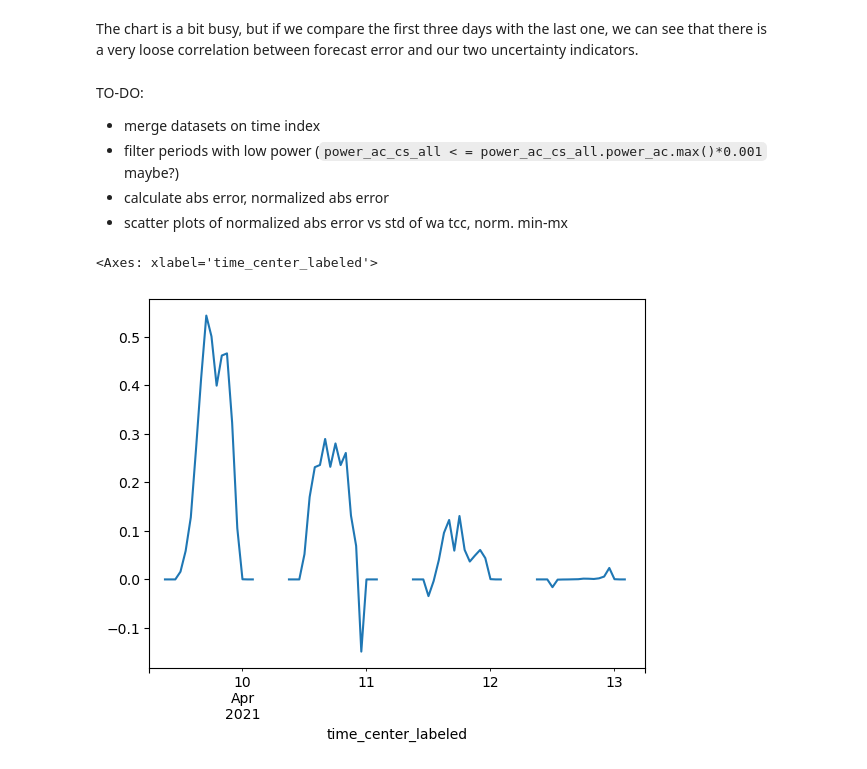
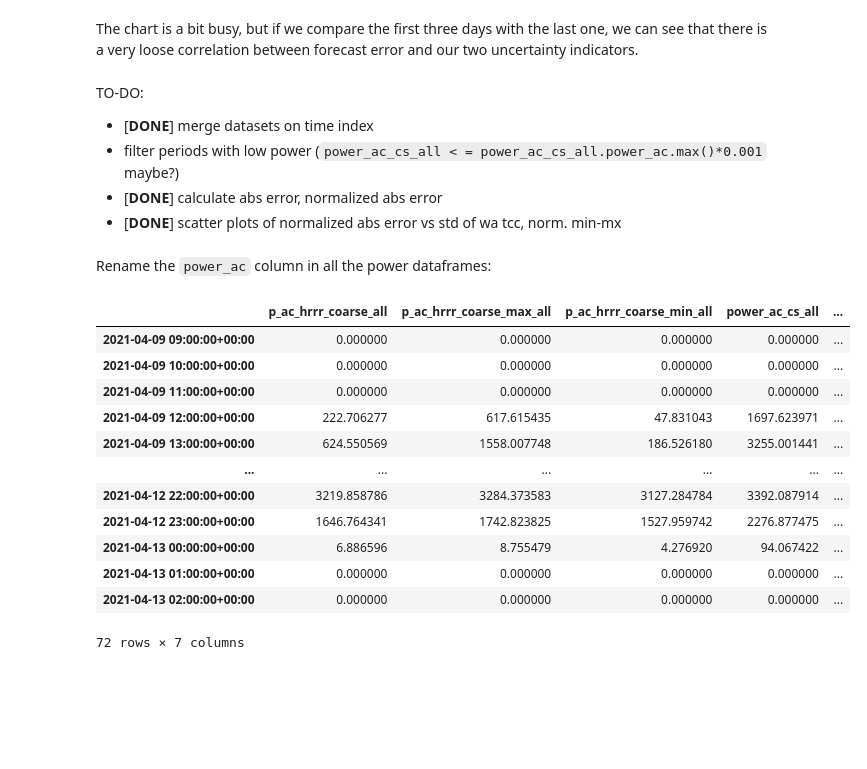
Before and after one commit to williamhobbs/solar-fleet-forecast-probability-tool, a Jupyter notebook: example_notebooks/06_indicators_of_forecast_error.ipynb, the cells around one changed output. Cells and saved outputs as stored; diff of their text form; code cells hidden in the pictures; blank space fills up the shorter version.

```diff
--- a/example_notebooks/06_indicators_of_forecast_error.ipynb
+++ b/example_notebooks/06_indicators_of_forecast_error.ipynb
@@ -105,12 +105,9 @@ ax3.yaxis.label.set_color(p4[0].get_color())
 The chart is a bit busy, but if we compare the first three days with the last one, we can see that there is a very loose correlation between forecast error and our two uncertainty indicators.
 # %% [markdown]
 TO-DO:
-- merge datasets on time index
+- [**DONE**] merge datasets on time index
 - filter periods with low power (`power_ac_cs_all < = power_ac_cs_all.power_ac.max()*0.001` maybe?)
-- calculate abs error, normalized abs error
-- scatter plots of normalized abs error vs std of wa tcc, norm. min-mx
+- [**DONE**] calculate abs error, normalized abs error
+- [**DONE**] scatter plots of normalized abs error vs std of wa tcc, norm. min-mx
-# %%
-((p_ac_hrrr_coarse_all.power_ac-p_ac_hrrr_actuals_all.power_ac)/p_ac_hrrr_actuals_all.power_ac.max()).plot()
-# %% [output]
-<Axes: xlabel='time_center_labeled'>
-[figure, removed]
+# %% [markdown]
+Rename the `power_ac` column in all the power dataframes:
@@ -117 +120,34 @@ TO-DO:
+# %%
+# localize (assigne timezone of UTC)
+weighted_avg_tcc = weighted_avg_tcc.copy().tz_localize('UTC')
+
+# list of dataframes to combiner first
+dfs = [
+    p_ac_hrrr_coarse_all,
+    p_ac_hrrr_coarse_max_all,
+    p_ac_hrrr_coarse_min_all,
+    power_ac_cs_all,
+    p_ac_hrrr_actuals_all,
+    weighted_avg_tcc.tcc_std,
+    ]
+
+# combine all dataframes and drop na rows
+df = pd.concat(dfs, axis=1).dropna()
+
+# add max_min_norm
+df = df.merge(max_min_norm, how='outer', left_index=True, right_index=True)
+# %% [output]
+|  | p_ac_hrrr_coarse_all | p_ac_hrrr_coarse_max_all | p_ac_hrrr_coarse_min_all | power_ac_cs_all | ... |
+| 2021-04-09 09:00:00+00:00 | 0.000000 | 0.000000 | 0.000000 | 0.000000 | ... |
+| 2021-04-09 10:00:00+00:00 | 0.000000 | 0.000000 | 0.000000 | 0.000000 | ... |
+| 2021-04-09 11:00:00+00:00 | 0.000000 | 0.000000 | 0.000000 | 0.000000 | ... |
+| 2021-04-09 12:00:00+00:00 | 222.706277 | 617.615435 | 47.831043 | 1697.623971 | ... |
+| 2021-04-09 13:00:00+00:00 | 624.550569 | 1558.007748 | 186.526180 | 3255.001441 | ... |
+| ... | ... | ... | ... | ... | ... |
+| 2021-04-12 22:00:00+00:00 | 3219.858786 | 3284.373583 | 3127.284784 | 3392.087914 | ... |
+| 2021-04-12 23:00:00+00:00 | 1646.764341 | 1742.823825 | 1527.959742 | 2276.877475 | ... |
+| 2021-04-13 00:00:00+00:00 | 6.886596 | 8.755479 | 4.276920 | 94.067422 | ... |
+| 2021-04-13 01:00:00+00:00 | 0.000000 | 0.000000 | 0.000000 | 0.000000 | ... |
+| 2021-04-13 02:00:00+00:00 | 0.000000 | 0.000000 | 0.000000 | 0.000000 | ... |
+72 rows × 7 columns
 # %%
```
Also changed, not shown: parts of 5 cells of this notebook.
